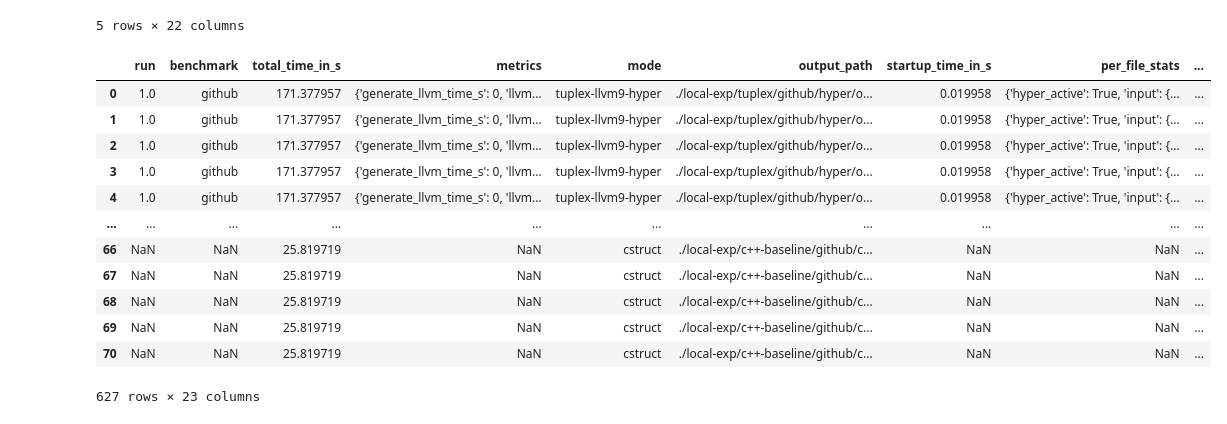
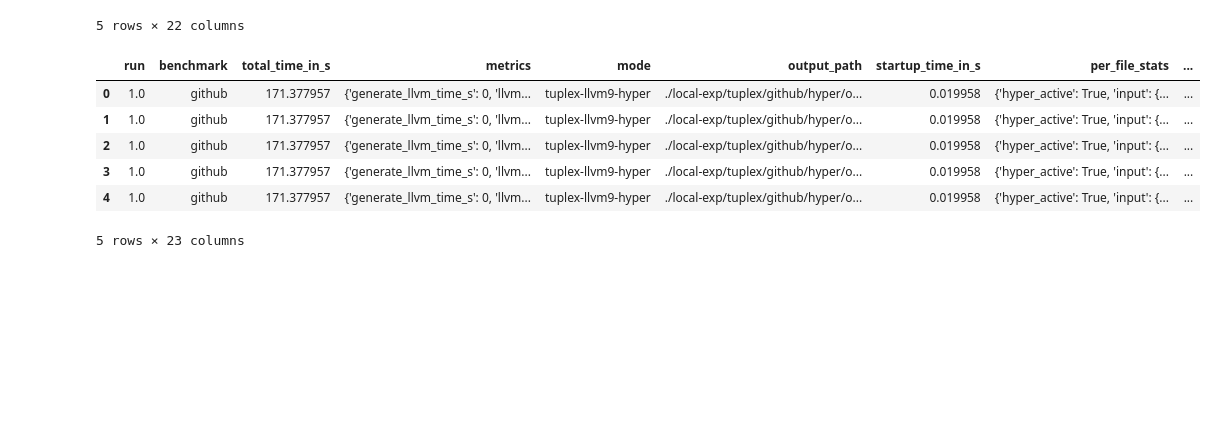
Before and after one commit to LeonhardFS/tuplex-public, a Jupyter notebook: benchmarks/nextconf/hyperspecialization/notebooks/01_Github_Analysis.ipynb, the cells around one changed output. Saved outputs shown, nothing was run; the diff lists cells and outputs as text; code cells hidden in the pictures; blank space fills up the shorter version.

```diff
--- a/benchmarks/nextconf/hyperspecialization/notebooks/01_Github_Analysis.ipynb
+++ b/benchmarks/nextconf/hyperspecialization/notebooks/01_Github_Analysis.ipynb
@@ -190,18 +191,12 @@ df.head()
 # merge cc and tuplex together
 df = pd.concat((df, df_cc))
 # %%
-df
+df.head()
 # %% [output]
 |  | run | benchmark | total_time_in_s | metrics | mode | output_path | startup_time_in_s | per_file_stats | ... |
 | 0 | 1.0 | github | 171.377957 | {'generate_llvm_time_s': 0, 'llvm... | tuplex-llvm9-hyper | ./local-exp/tuplex/github/hyper/o... | 0.019958 | {'hyper_active': True, 'input': {... | ... |
 | 1 | 1.0 | github | 171.377957 | {'generate_llvm_time_s': 0, 'llvm... | tuplex-llvm9-hyper | ./local-exp/tuplex/github/hyper/o... | 0.019958 | {'hyper_active': True, 'input': {... | ... |
 | 2 | 1.0 | github | 171.377957 | {'generate_llvm_time_s': 0, 'llvm... | tuplex-llvm9-hyper | ./local-exp/tuplex/github/hyper/o... | 0.019958 | {'hyper_active': True, 'input': {... | ... |
 | 3 | 1.0 | github | 171.377957 | {'generate_llvm_time_s': 0, 'llvm... | tuplex-llvm9-hyper | ./local-exp/tuplex/github/hyper/o... | 0.019958 | {'hyper_active': True, 'input': {... | ... |
 | 4 | 1.0 | github | 171.377957 | {'generate_llvm_time_s': 0, 'llvm... | tuplex-llvm9-hyper | ./local-exp/tuplex/github/hyper/o... | 0.019958 | {'hyper_active': True, 'input': {... | ... |
-| ... | ... | ... | ... | ... | ... | ... | ... | ... | ... |
-| 66 | NaN | NaN | 25.819719 | NaN | cstruct | ./local-exp/c++-baseline/github/c... | NaN | NaN | ... |
-| 67 | NaN | NaN | 25.819719 | NaN | cstruct | ./local-exp/c++-baseline/github/c... | NaN | NaN | ... |
-| 68 | NaN | NaN | 25.819719 | NaN | cstruct | ./local-exp/c++-baseline/github/c... | NaN | NaN | ... |
-| 69 | NaN | NaN | 25.819719 | NaN | cstruct | ./local-exp/c++-baseline/github/c... | NaN | NaN | ... |
-| 70 | NaN | NaN | 25.819719 | NaN | cstruct | ./local-exp/c++-baseline/github/c... | NaN | NaN | ... |
-627 rows × 23 columns
+5 rows × 23 columns
```
Also changed, not shown: parts of 24 cells of this notebook.
